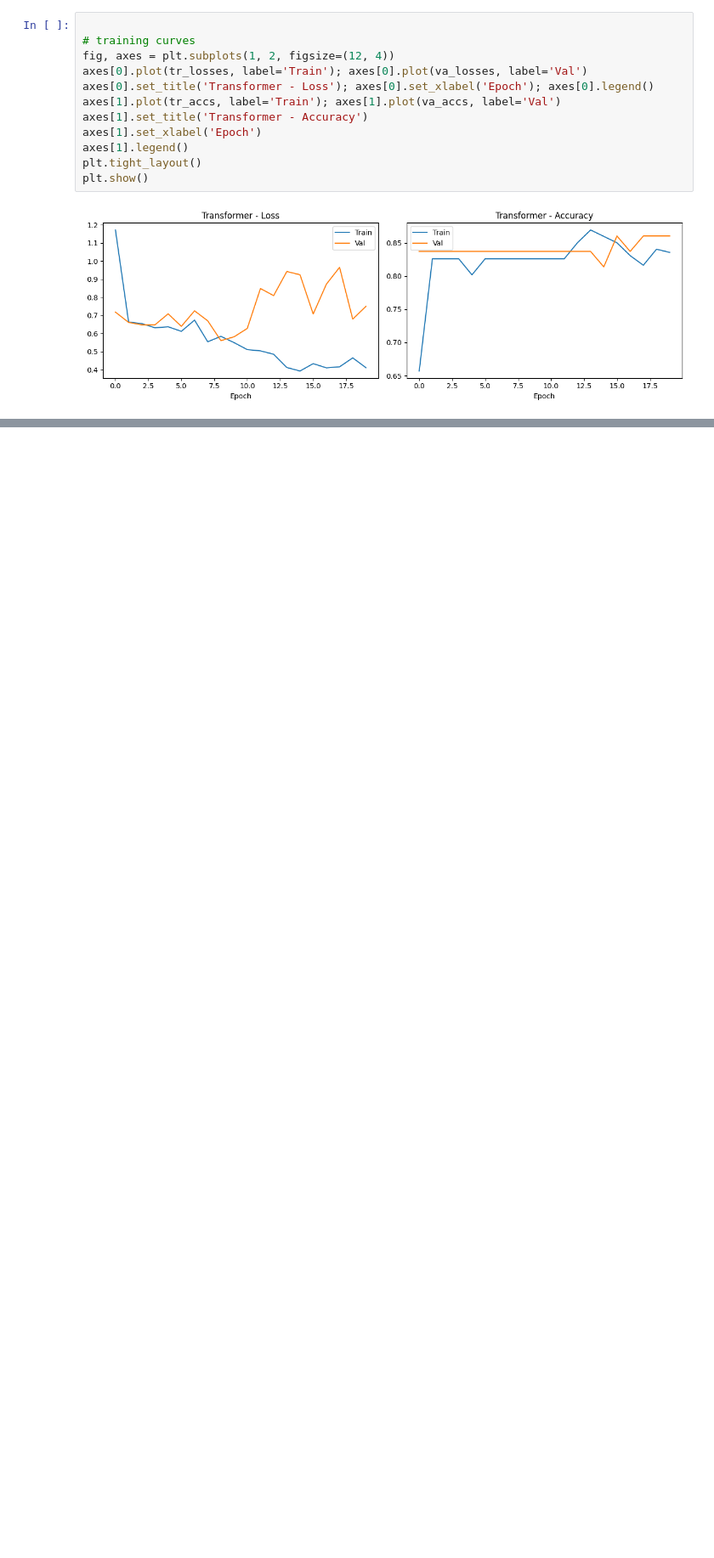
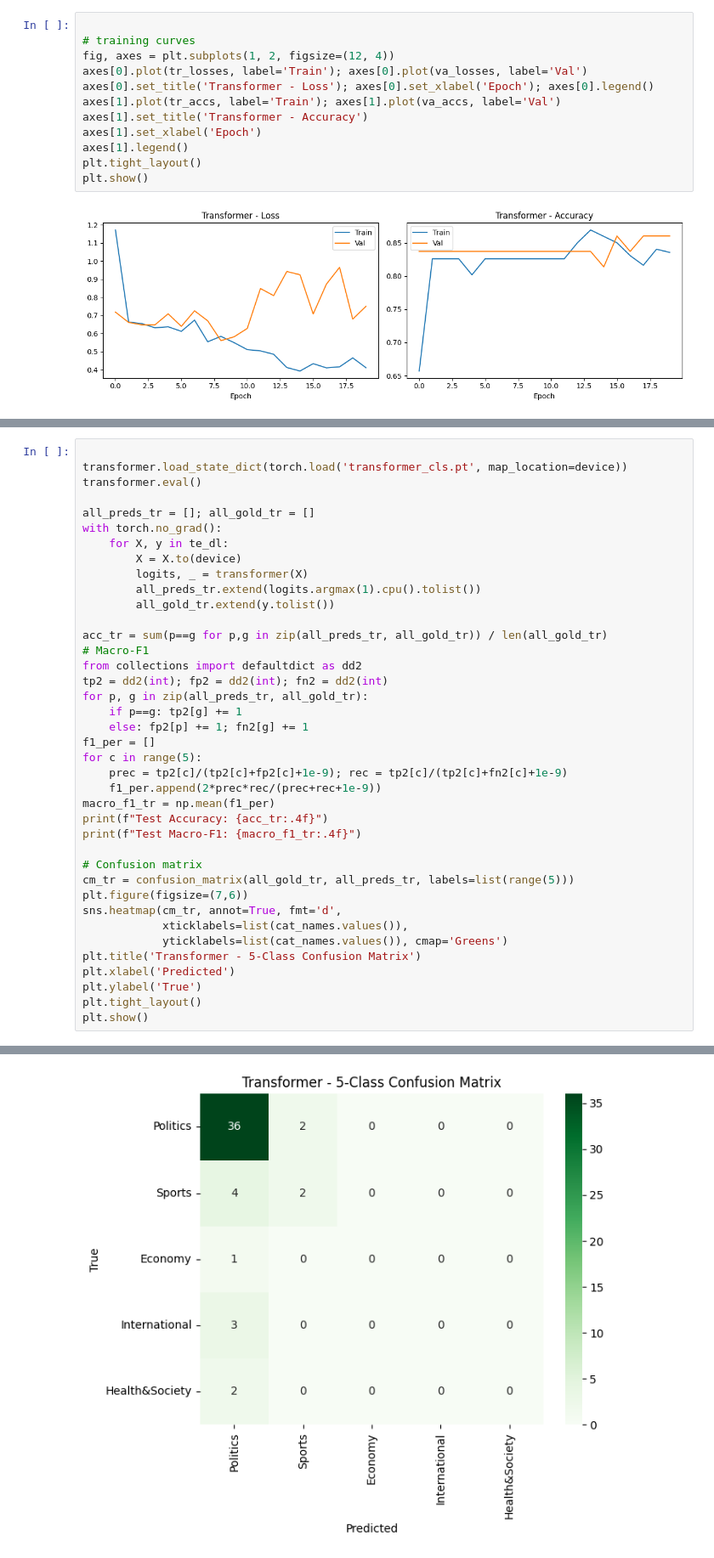
Before and after one commit to abeer-fatima47/i23-2643-NLP-Assignment2, a Jupyter notebook: i23-2643_Assignment2_DS-A.ipynb, the cells around one changed output, grey strips where cells are left out. Shown at 85% size. Cells and saved outputs as stored; diff of their text form; blank space fills up the shorter version.

```diff
--- a/i23-2643_Assignment2_DS-A.ipynb
+++ b/i23-2643_Assignment2_DS-A.ipynb
@@ -2166,0 +2169,40 @@ plt.show()
+# %%
+
+transformer.load_state_dict(torch.load('transformer_cls.pt', map_location=device))
+transformer.eval()
+
+all_preds_tr = []; all_gold_tr = []
+with torch.no_grad():
+    for X, y in te_dl:
+        X = X.to(device)
+        logits, _ = transformer(X)
+        all_preds_tr.extend(logits.argmax(1).cpu().tolist())
+        all_gold_tr.extend(y.tolist())
+
+acc_tr = sum(p==g for p,g in zip(all_preds_tr, all_gold_tr)) / len(all_gold_tr)
+# Macro-F1
+from collections import defaultdict as dd2
+tp2 = dd2(int); fp2 = dd2(int); fn2 = dd2(int)
+for p, g in zip(all_preds_tr, all_gold_tr):
+    if p==g: tp2[g] += 1
+    else: fp2[p] += 1; fn2[g] += 1
+f1_per = []
+for c in range(5):
+    prec = tp2[c]/(tp2[c]+fp2[c]+1e-9); rec = tp2[c]/(tp2[c]+fn2[c]+1e-9)
+    f1_per.append(2*prec*rec/(prec+rec+1e-9))
+macro_f1_tr = np.mean(f1_per)
+print(f"Test Accuracy: {acc_tr:.4f}")
+print(f"Test Macro-F1: {macro_f1_tr:.4f}")
+
+# Confusion matrix
+cm_tr = confusion_matrix(all_gold_tr, all_preds_tr, labels=list(range(5)))
+plt.figure(figsize=(7,6))
+sns.heatmap(cm_tr, annot=True, fmt='d',
+            xticklabels=list(cat_names.values()),
+            yticklabels=list(cat_names.values()), cmap='Greens')
+plt.title('Transformer - 5-Class Confusion Matrix')
+plt.xlabel('Predicted')
+plt.ylabel('True')
+plt.tight_layout()
+plt.show()
+# %% [output]
@@ -2166,0 +2211 @@ plt.show()
+[figure, added]
```
Also changed, not shown: parts of 6 cells of this notebook.
